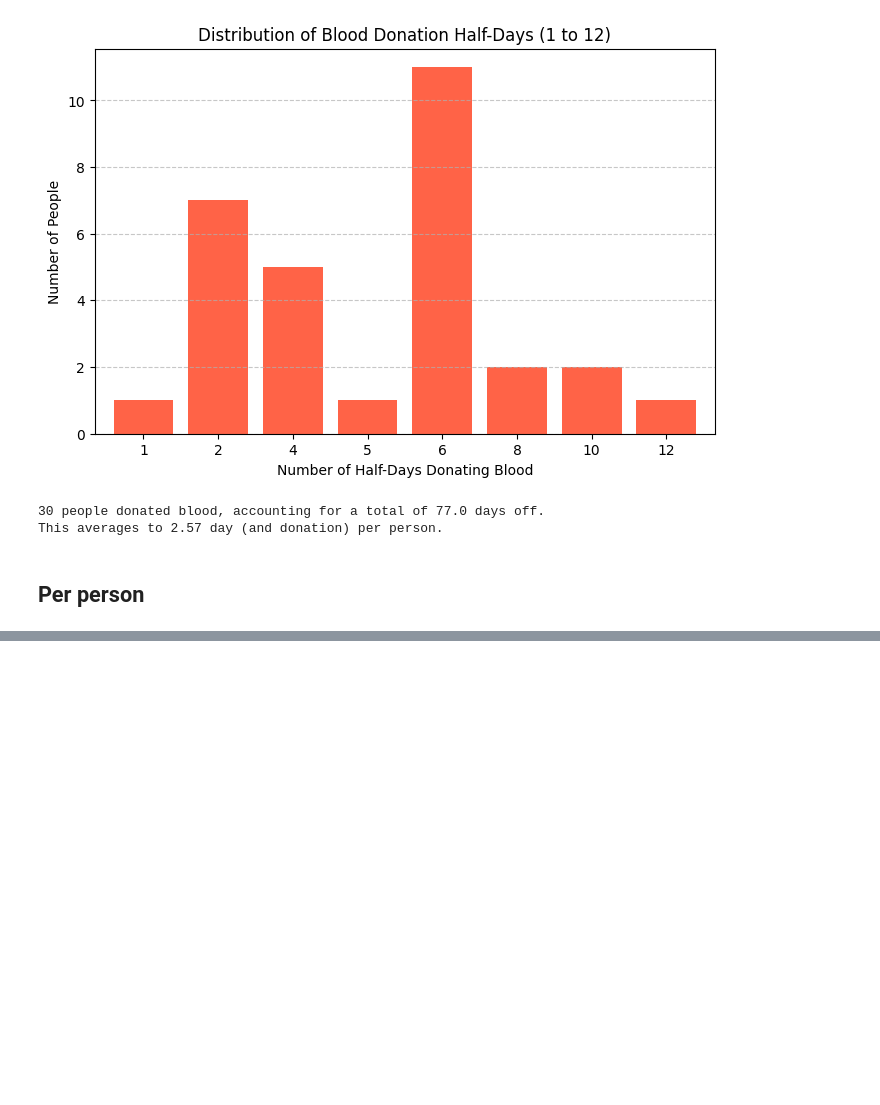
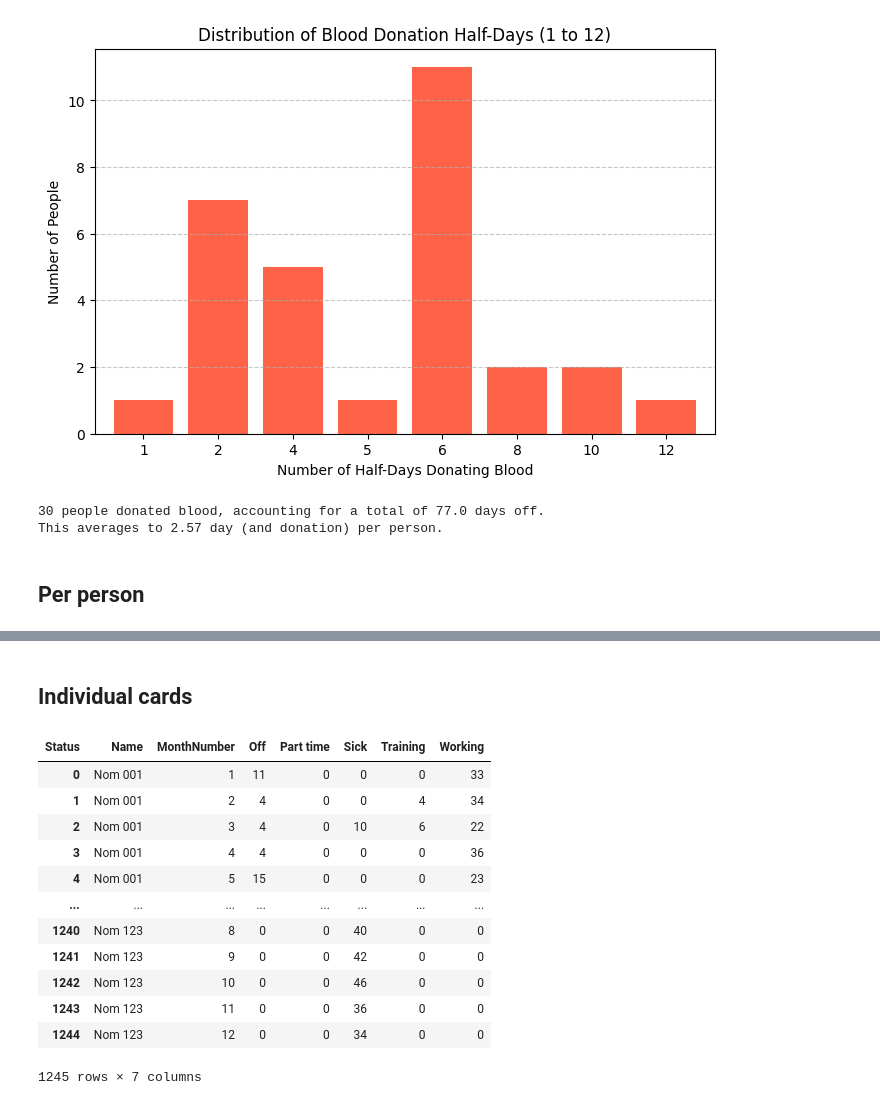
Before and after one commit to Fnor-BE/on-duty-2024, a Jupyter notebook: on-duty.ipynb, the cells around one changed output, grey strips where cells are left out. Saved outputs shown, nothing was run; the diff lists cells and outputs as text; code cells hidden in the pictures; blank space fills up the shorter version.

Commit message:
Generates individual cards

```diff
--- a/on-duty.ipynb
+++ b/on-duty.ipynb
@@ -611,0 +605,18 @@ people_status_yearly['Part time'].hist(bins=bins)
+# %% [markdown]
+## Individual cards
+# %%
+people_status_monthly
+# %% [output]
+| Status | Name | MonthNumber | Off | Part time | Sick | Training | Working |
+| 0 | Nom 001 | 1 | 11 | 0 | 0 | 0 | 33 |
+| 1 | Nom 001 | 2 | 4 | 0 | 0 | 4 | 34 |
+| 2 | Nom 001 | 3 | 4 | 0 | 10 | 6 | 22 |
+| 3 | Nom 001 | 4 | 4 | 0 | 0 | 0 | 36 |
+| 4 | Nom 001 | 5 | 15 | 0 | 0 | 0 | 23 |
+| ... | ... | ... | ... | ... | ... | ... | ... |
+| 1240 | Nom 123 | 8 | 0 | 0 | 40 | 0 | 0 |
+| 1241 | Nom 123 | 9 | 0 | 0 | 42 | 0 | 0 |
+| 1242 | Nom 123 | 10 | 0 | 0 | 46 | 0 | 0 |
+| 1243 | Nom 123 | 11 | 0 | 0 | 36 | 0 | 0 |
+| 1244 | Nom 123 | 12 | 0 | 0 | 34 | 0 | 0 |
+1245 rows × 7 columns
```
Also changed, not shown: parts of 14 cells of this notebook, 1 other file.
